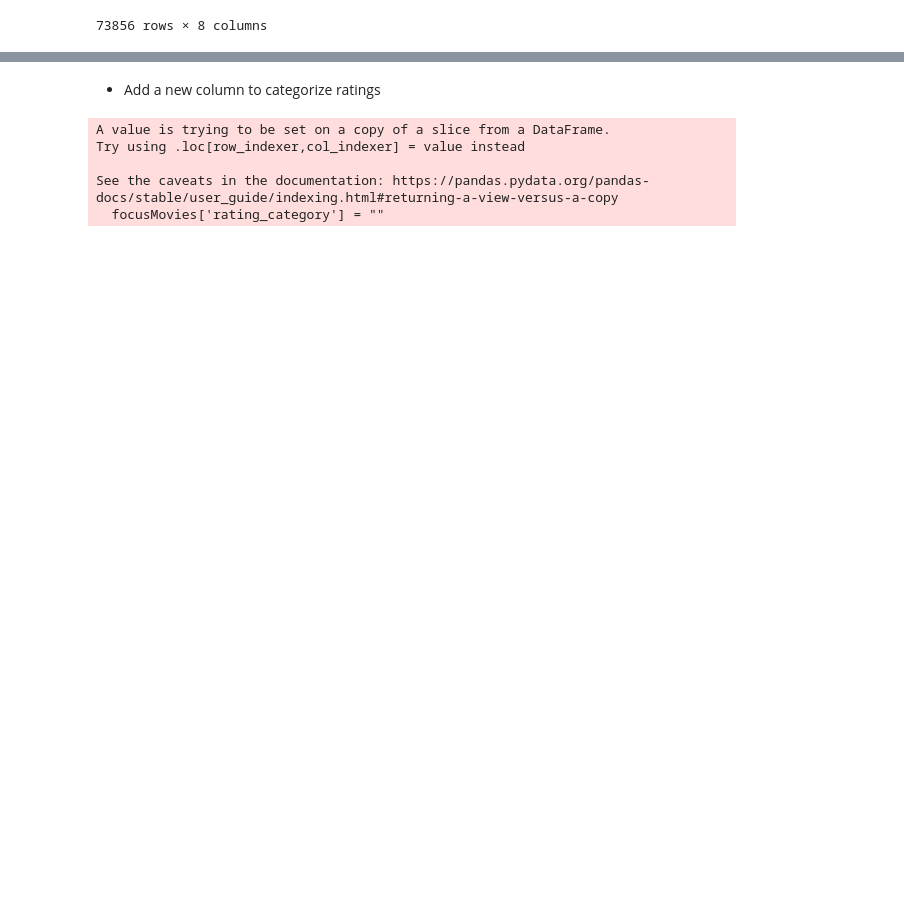
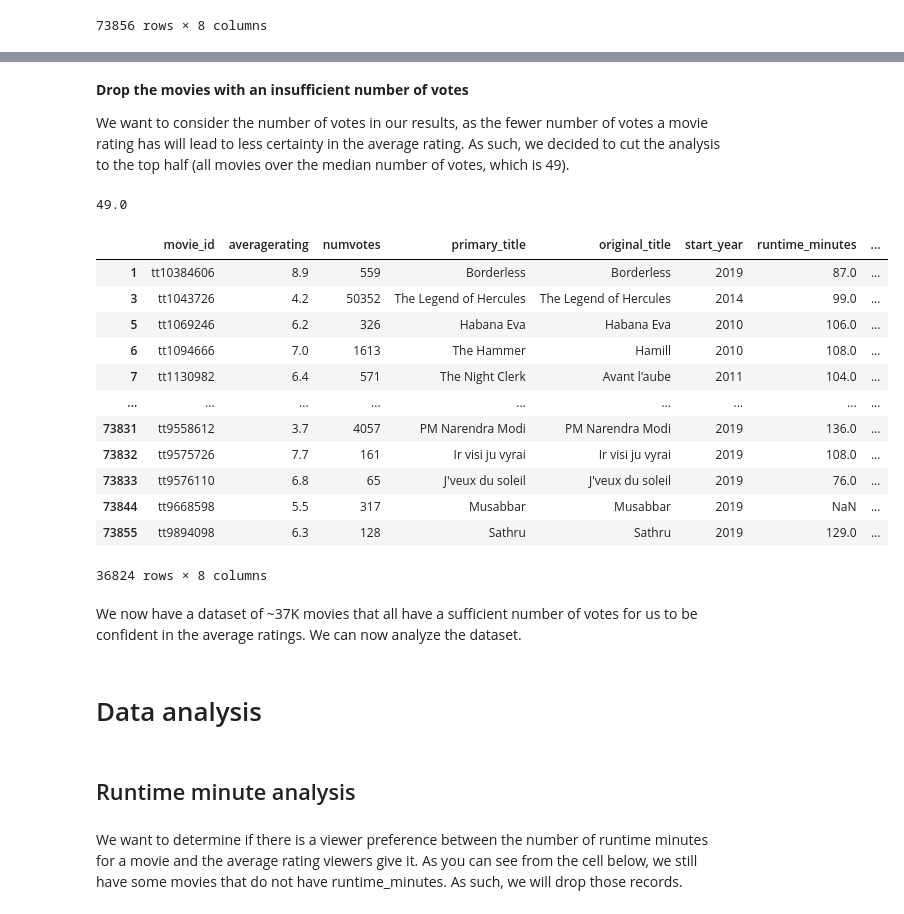
Before and after one commit to fetterollie/Microsoft-Movie-Analysis, a Jupyter notebook: Nate_prelim.ipynb, the cells around one changed output, grey strips where cells are left out. Saved outputs shown, nothing was run; the diff lists cells and outputs as text; code cells hidden in the pictures; blank space fills up the shorter version.

```diff
--- a/Nate_prelim.ipynb
+++ b/Nate_prelim.ipynb
@@ -284,10 +272,0 @@ focusMovies.sort_values('averagerating', ascending=False)
-# %% [markdown]
-- Add a new column to categorize ratings
-# %%
-focusMovies['rating_category'] = ""
-# %% [output]
-A value is trying to be set on a copy of a slice from a DataFrame.
-Try using .loc[row_indexer,col_indexer] = value instead
-
-See the caveats in the documentation: https://pandas.pydata.org/pandas-docs/stable/user_guide/indexing.html#returning-a-view-versus-a-copy
-  focusMovies['rating_category'] = ""
@@ -295,0 +273,36 @@ focusMovies.loc[focusmovies['averagerating'] > 6
+# %% [markdown]
+**Drop the movies with an insufficient number of votes**
+
+We want to consider the number of votes in our results, as the fewer number of votes a movie rating has will lead to less certainty in the average rating.  As such, we decided to cut the analysis to the top half (all movies over the median number of votes, which is 49).
+# %%
+# Find the median number of votes in the remaining data set
+median_votes = movies_with_ratings['numvotes'].median()
+median_votes
+# %% [output]
+49.0
+# %%
+# Drop movies with number of votes less than the median
+movies_with_ratings_over_median_votes = movies_with_ratings.loc[movies_with_ratings['numvotes']>median_votes]
+movies_with_ratings_over_median_votes
+# %% [output]
+|  | movie_id | averagerating | numvotes | primary_title | original_title | start_year | runtime_minutes | ... |
+| 1 | tt10384606 | 8.9 | 559 | Borderless | Borderless | 2019 | 87.0 | ... |
+| 3 | tt1043726 | 4.2 | 50352 | The Legend of Hercules | The Legend of Hercules | 2014 | 99.0 | ... |
+| 5 | tt1069246 | 6.2 | 326 | Habana Eva | Habana Eva | 2010 | 106.0 | ... |
+| 6 | tt1094666 | 7.0 | 1613 | The Hammer | Hamill | 2010 | 108.0 | ... |
+| 7 | tt1130982 | 6.4 | 571 | The Night Clerk | Avant l'aube | 2011 | 104.0 | ... |
+| ... | ... | ... | ... | ... | ... | ... | ... | ... |
+| 73831 | tt9558612 | 3.7 | 4057 | PM Narendra Modi | PM Narendra Modi | 2019 | 136.0 | ... |
+| 73832 | tt9575726 | 7.7 | 161 | Ir visi ju vyrai | Ir visi ju vyrai | 2019 | 108.0 | ... |
+| 73833 | tt9576110 | 6.8 | 65 | J'veux du soleil | J'veux du soleil | 2019 | 76.0 | ... |
+| 73844 | tt9668598 | 5.5 | 317 | Musabbar | Musabbar | 2019 | NaN | ... |
+| 73855 | tt9894098 | 6.3 | 128 | Sathru | Sathru | 2019 | 129.0 | ... |
+36824 rows × 8 columns
+# %% [markdown]
+We now have a dataset of ~37K movies that all have a sufficient number of votes for us to be confident in the average ratings. We can now analyze the dataset.
+# %% [markdown]
+# Data analysis
+# %% [markdown]
+## Runtime minute analysis
+# %% [markdown]
+We want to determine if there is a viewer preference between the number of runtime minutes for a movie and the average rating viewers give it.  As you can see from the cell below, we still have some movies that do not have runtime_minutes.  As such, we will drop those records.
```
Also changed, not shown: parts of 35 cells of this notebook.
